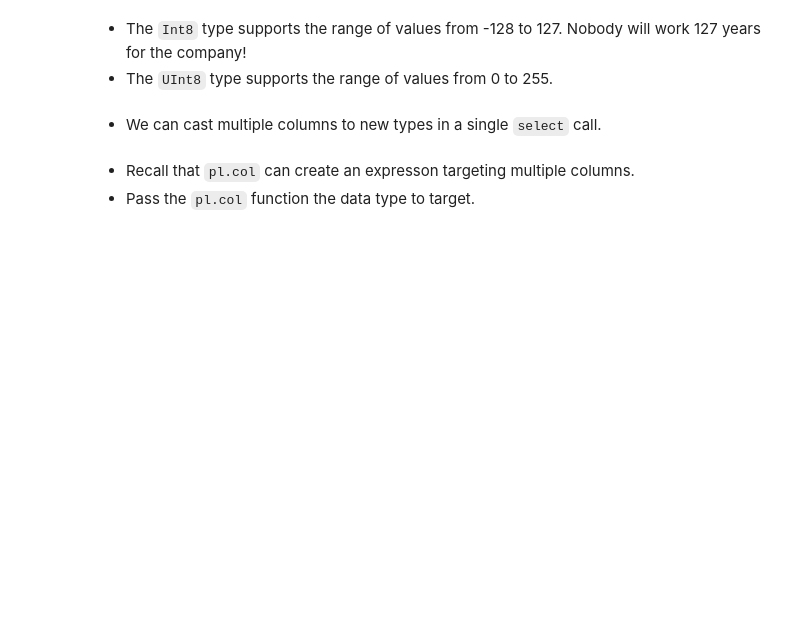
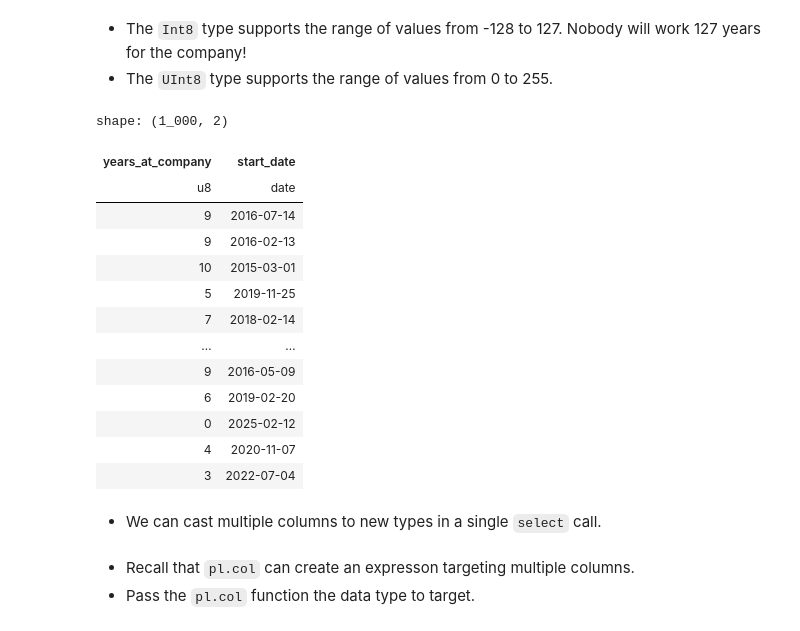
Before and after one commit to yaowenqiang/Data-Analysis-with-Polars-and-Python, a Jupyter notebook: incomplete/04 - DataFrames I.ipynb, the cells around one changed output. Saved outputs shown, nothing was run; the diff lists cells and outputs as text; code cells hidden in the pictures; blank space fills up the shorter version.

```diff
--- a/incomplete/04 - DataFrames I.ipynb
+++ b/incomplete/04 - DataFrames I.ipynb
@@ -1056,6 +1110,26 @@ shape: (3, 6)
 # %% [markdown]
 - The `Int8` type supports the range of values from -128 to 127. Nobody will work 127 years for the company!
 - The `UInt8` type supports the range of values from 0 to 255.
+# %%
+employees.select(
+    pl.col("years_at_company").cast(pl.UInt8),
+    pl.col("start_date").cast(pl.Date),
+)
+# %% [output]
+shape: (1_000, 2)
+| years_at_company | start_date |
+| u8 | date |
+| 9 | 2016-07-14 |
+| 9 | 2016-02-13 |
+| 10 | 2015-03-01 |
+| 5 | 2019-11-25 |
+| 7 | 2018-02-14 |
+| … | … |
+| 9 | 2016-05-09 |
+| 6 | 2019-02-20 |
+| 0 | 2025-02-12 |
+| 4 | 2020-11-07 |
+| 3 | 2022-07-04 |
 # %% [markdown]
 - We can cast multiple columns to new types in a single `select` call.
 # %% [markdown]
```
Also changed, not shown: parts of 8 cells of this notebook.
